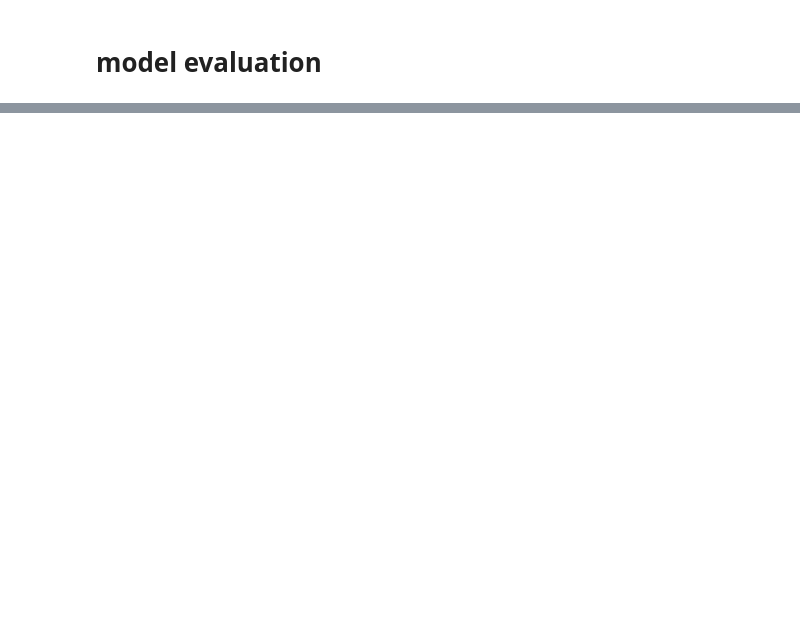
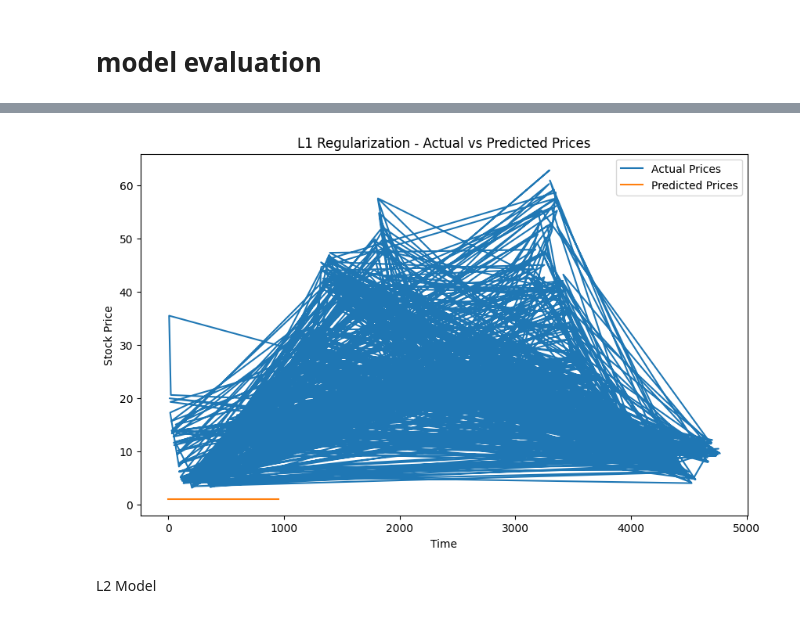
Before and after one commit to Aleena24/Deep-Learning, a Jupyter notebook: DL_test.ipynb, the cells around one changed output, grey strips where cells are left out. Cells and saved outputs as stored; diff of their text form; code cells hidden in the pictures; blank space fills up the shorter version.

```diff
--- a/DL_test.ipynb
+++ b/DL_test.ipynb
@@ -160,0 +197,10 @@ Epoch 100/100
+# %%
+plt.figure(figsize=(10, 6))
+plt.plot(y_test, label='Actual Prices')
+plt.plot(l1_model.predict(X_test), label='Predicted Prices')
+plt.title('L1 Regularization - Actual vs Predicted Prices')
+plt.xlabel('Time')
+plt.ylabel('Stock Price')
+plt.legend()
+plt.show()
+# %% [output]
@@ -160,0 +208,3 @@ Epoch 100/100
+[figure, added]
+# %% [markdown]
+L2 Model
```
Also changed, not shown: parts of 22 cells of this notebook.
